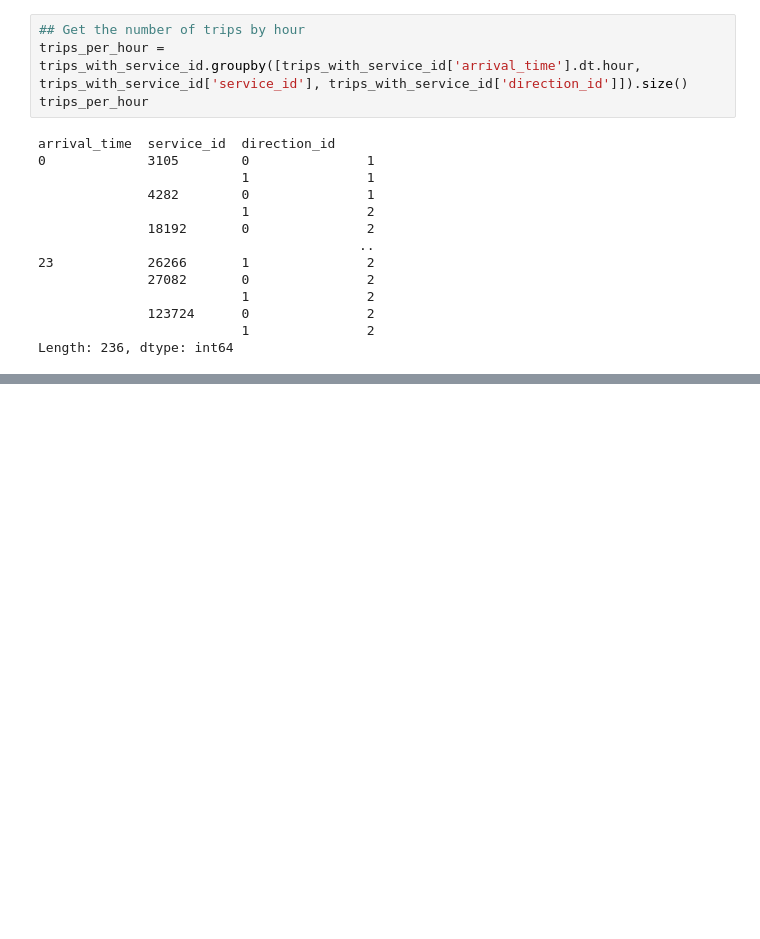
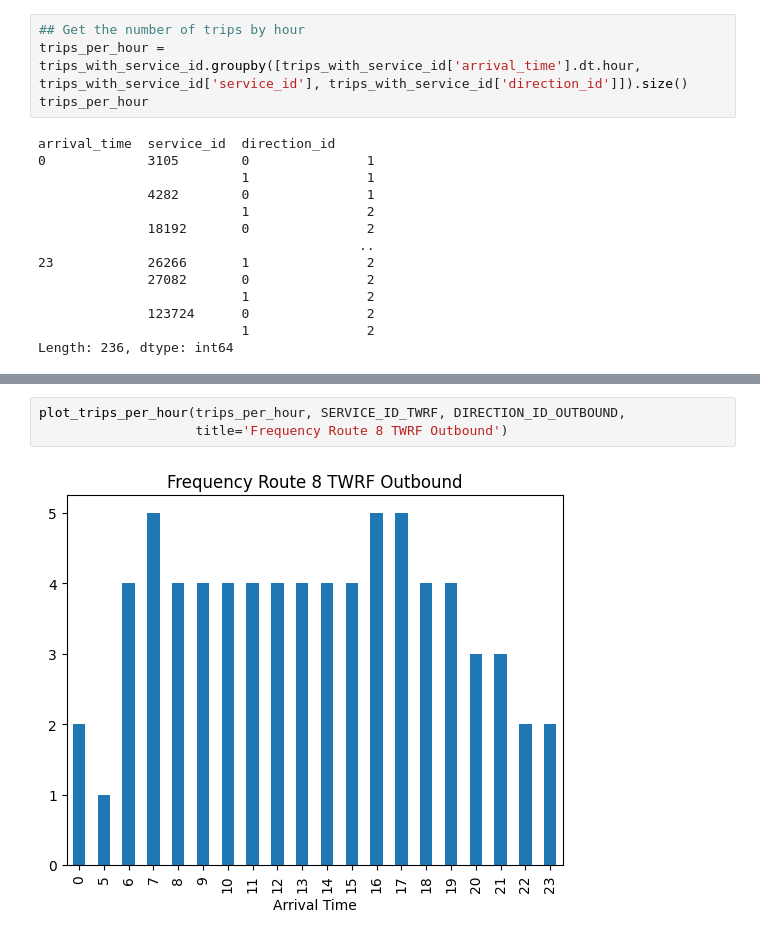
Before and after one commit to mattmakesmaps/gtfs-exploration, a Jupyter notebook: notebooks/kc_metro/data-exploration-and-mapping.ipynb, the cells around one changed output, grey strips where cells are left out. Cells and saved outputs as stored; diff of their text form; blank space fills up the shorter version.

```diff
--- a/notebooks/kc_metro/data-exploration-and-mapping.ipynb
+++ b/notebooks/kc_metro/data-exploration-and-mapping.ipynb
@@ -266,0 +257,5 @@ trips_per_hour_SAT.plot(kind='bar')
+# %%
+plot_trips_per_hour(trips_per_hour, SERVICE_ID_TWRF, DIRECTION_ID_OUTBOUND,
+                    title='Frequency Route 8 TWRF Outbound')
+# %% [output]
+[figure, added]
```
Also changed, not shown: parts of 6 cells of this notebook.
